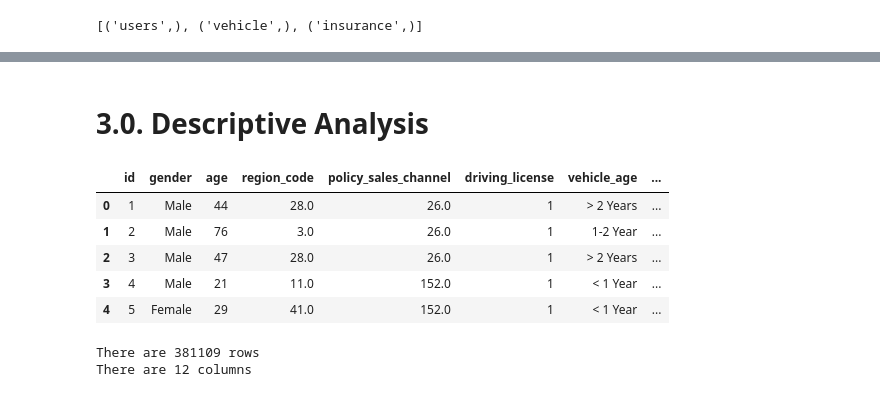
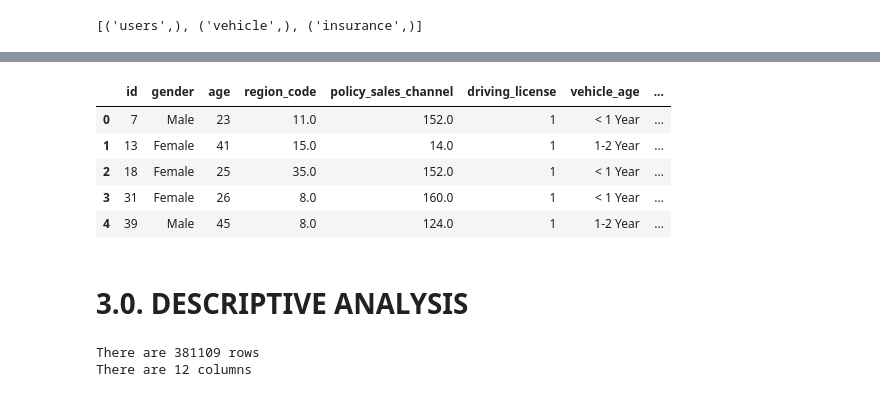
Before and after one commit to AlvaroMatsuda/Insurance_All, a Jupyter notebook: Health_Insurance_Cross_Sell_Project.ipynb, the cells around one changed output, grey strips where cells are left out. Cells and saved outputs as stored; diff of their text form; code cells hidden in the pictures.

```diff
--- a/Health_Insurance_Cross_Sell_Project.ipynb
+++ b/Health_Insurance_Cross_Sell_Project.ipynb
@@ -190,15 +161,18 @@ df2.head()
+# %%
+# Removing duplicated id columns
+df_raw_tables = df_raw_tables.loc[:,~df_raw_tables.columns.duplicated()]
+df_raw_tables.head()
+# %% [output]
+|  | id | gender | age | region_code | policy_sales_channel | driving_license | vehicle_age | ... |
+| 0 | 7 | Male | 23 | 11.0 | 152.0 | 1 | < 1 Year | ... |
+| 1 | 13 | Female | 41 | 15.0 | 14.0 | 1 | 1-2 Year | ... |
+| 2 | 18 | Female | 25 | 35.0 | 152.0 | 1 | < 1 Year | ... |
+| 3 | 31 | Female | 26 | 8.0 | 160.0 | 1 | < 1 Year | ... |
+| 4 | 39 | Male | 45 | 8.0 | 124.0 | 1 | 1-2 Year | ... |
 # %% [markdown]
-# 3.0. Descriptive Analysis
+# 3.0. DESCRIPTIVE ANALYSIS
 # %%
-df3 = df2.copy()
-df3.head()
+df3 = df_raw_tables.copy()
-# %% [output]
-|  | id | gender | age | region_code | policy_sales_channel | driving_license | vehicle_age | ... |
-| 0 | 1 | Male | 44 | 28.0 | 26.0 | 1 | > 2 Years | ... |
-| 1 | 2 | Male | 76 | 3.0 | 26.0 | 1 | 1-2 Year | ... |
-| 2 | 3 | Male | 47 | 28.0 | 26.0 | 1 | > 2 Years | ... |
-| 3 | 4 | Male | 21 | 11.0 | 152.0 | 1 | < 1 Year | ... |
-| 4 | 5 | Female | 29 | 41.0 | 152.0 | 1 | < 1 Year | ... |
 # %%
 print(f'There are {df3.shape[0]} rows')
 print(f'There are {df3.shape[1]} columns')
```
Also changed, not shown: parts of 17 cells of this notebook.
